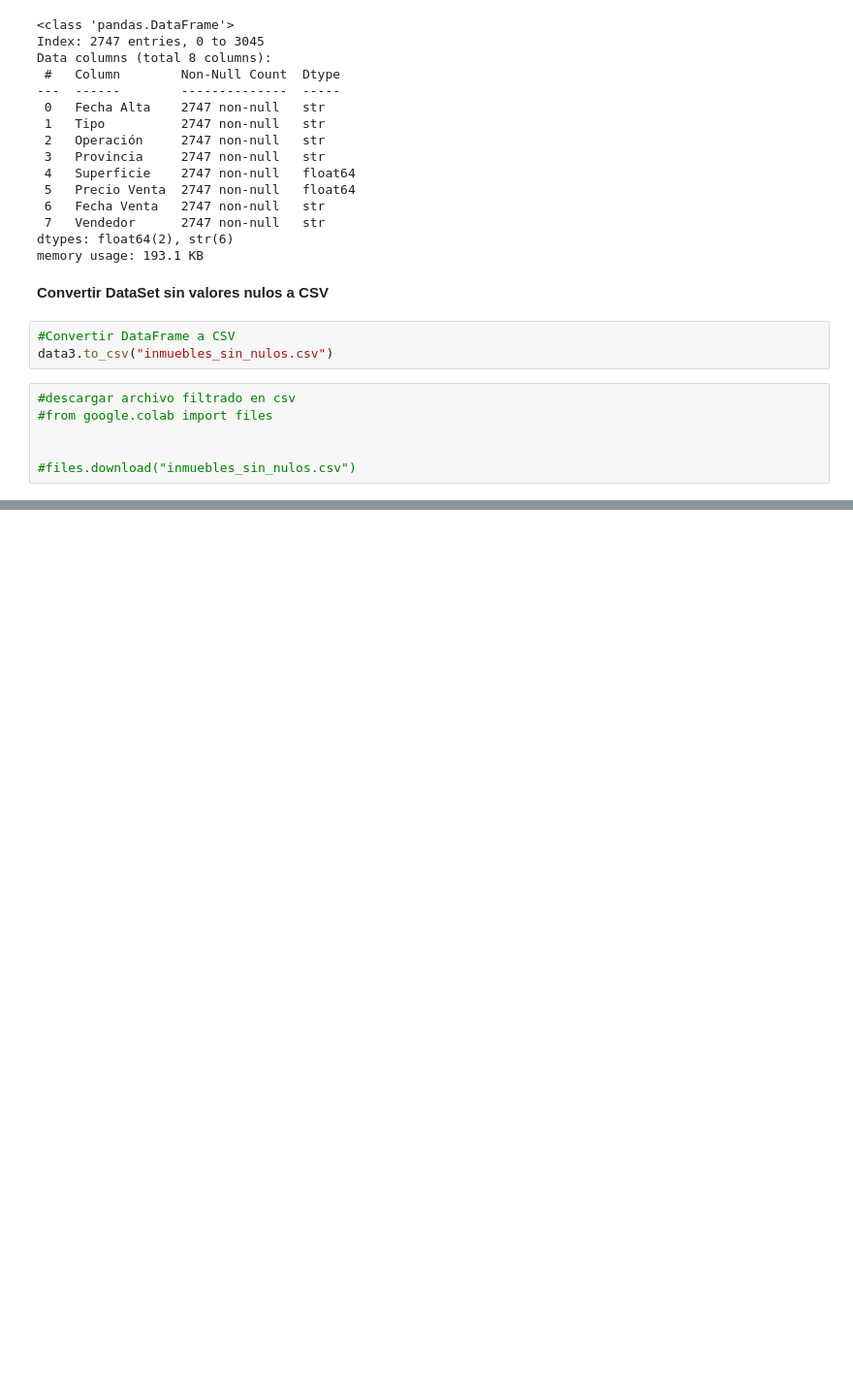
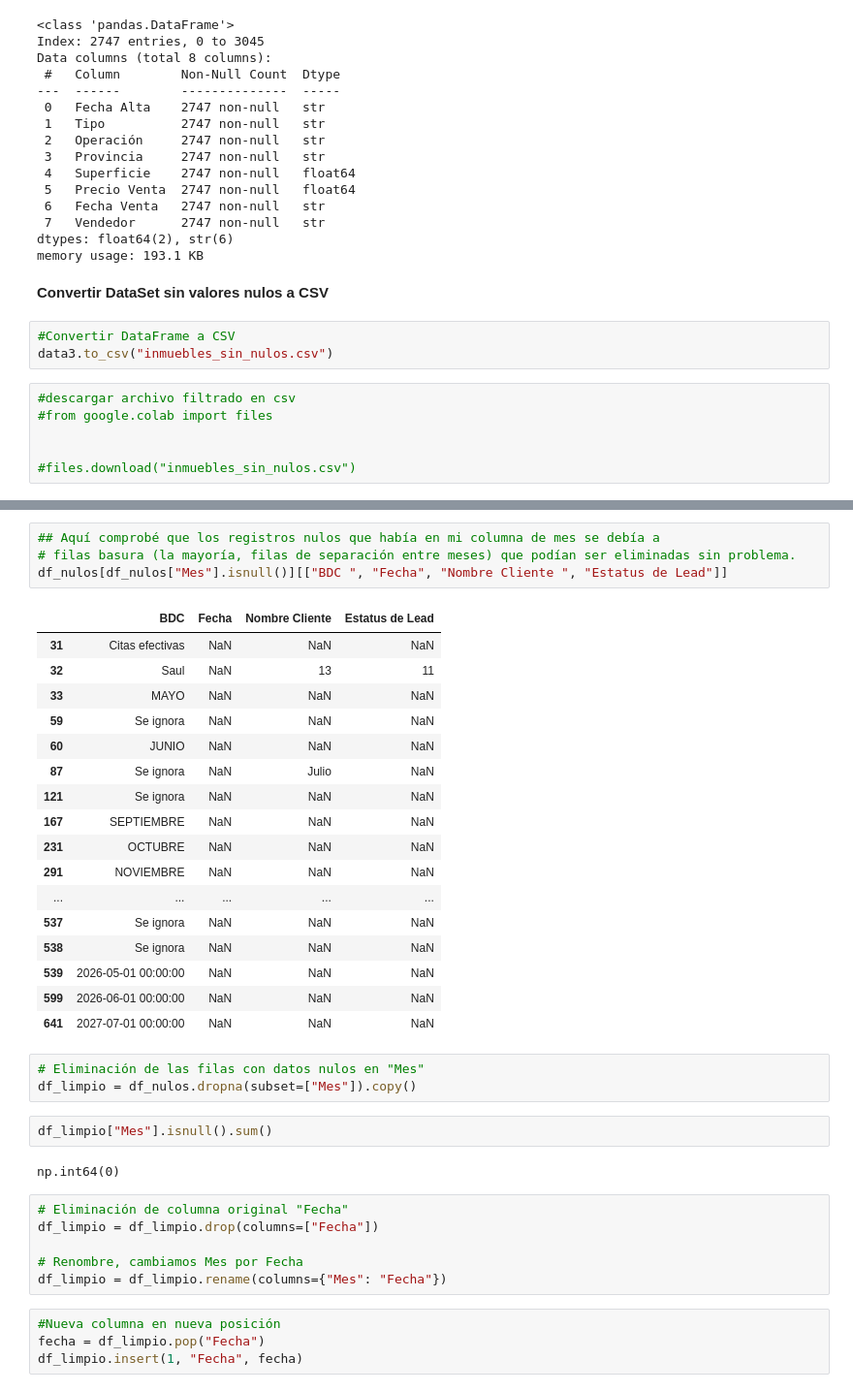
Before and after one commit to Naho179/Valores_nulos, a Jupyter notebook: 2_Valores_Nulos.ipynb, the cells around one changed output, grey strips where cells are left out. Shown at 97% size. Cells and saved outputs as stored; diff of their text form; blank space fills up the shorter version.

```diff
--- a/2_Valores_Nulos.ipynb
+++ b/2_Valores_Nulos.ipynb
@@ -369,0 +510,39 @@ data3.to_csv("inmuebles_sin_nulos.csv")
+# %%
+## Aquí comprobé que los registros nulos que había en mi columna de mes se debía a
+# filas basura (la mayoría, filas de separación entre meses) que podían ser eliminadas sin problema.
+df_nulos[df_nulos["Mes"].isnull()][["BDC ", "Fecha", "Nombre Cliente ", "Estatus de Lead"]]
+# %% [output]
+|  | BDC | Fecha | Nombre Cliente | Estatus de Lead |
+| 31 | Citas efectivas | NaN | NaN | NaN |
+| 32 | Saul | NaN | 13 | 11 |
+| 33 | MAYO | NaN | NaN | NaN |
+| 59 | Se ignora | NaN | NaN | NaN |
+| 60 | JUNIO | NaN | NaN | NaN |
+| 87 | Se ignora | NaN | Julio | NaN |
+| 121 | Se ignora | NaN | NaN | NaN |
+| 167 | SEPTIEMBRE | NaN | NaN | NaN |
+| 231 | OCTUBRE | NaN | NaN | NaN |
+| 291 | NOVIEMBRE | NaN | NaN | NaN |
+| ... | ... | ... | ... | ... |
+| 537 | Se ignora | NaN | NaN | NaN |
+| 538 | Se ignora | NaN | NaN | NaN |
+| 539 | 2026-05-01 00:00:00 | NaN | NaN | NaN |
+| 599 | 2026-06-01 00:00:00 | NaN | NaN | NaN |
+| 641 | 2027-07-01 00:00:00 | NaN | NaN | NaN |
+# %%
+# Eliminación de las filas con datos nulos en "Mes"
+df_limpio = df_nulos.dropna(subset=["Mes"]).copy()
+# %%
+df_limpio["Mes"].isnull().sum()
+# %% [output]
+np.int64(0)
+# %%
+# Eliminación de columna original "Fecha"
+df_limpio = df_limpio.drop(columns=["Fecha"])
+
+# Renombre, cambiamos Mes por Fecha
+df_limpio = df_limpio.rename(columns={"Mes": "Fecha"})
+# %%
+#Nueva columna en nueva posición
+fecha = df_limpio.pop("Fecha")
+df_limpio.insert(1, "Fecha", fecha)
```
Also changed, not shown: parts of 24 cells of this notebook.
